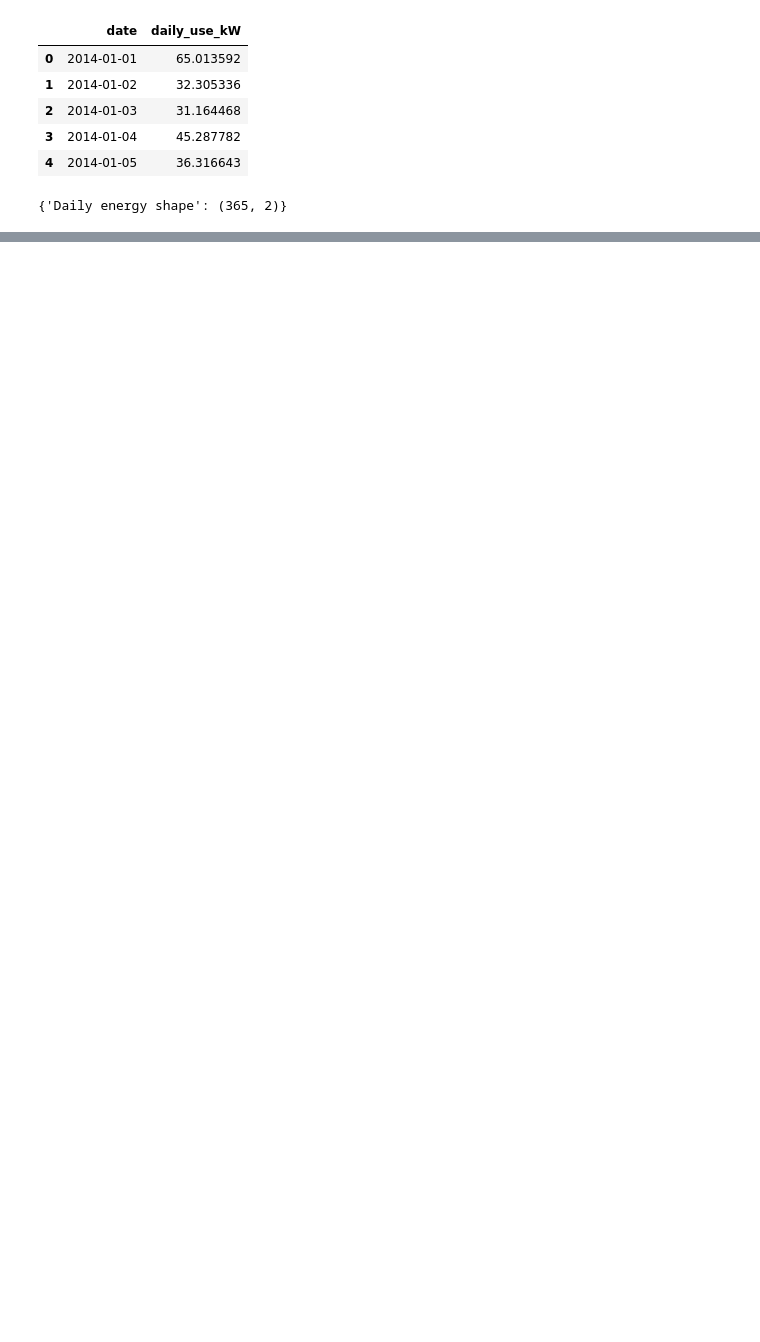
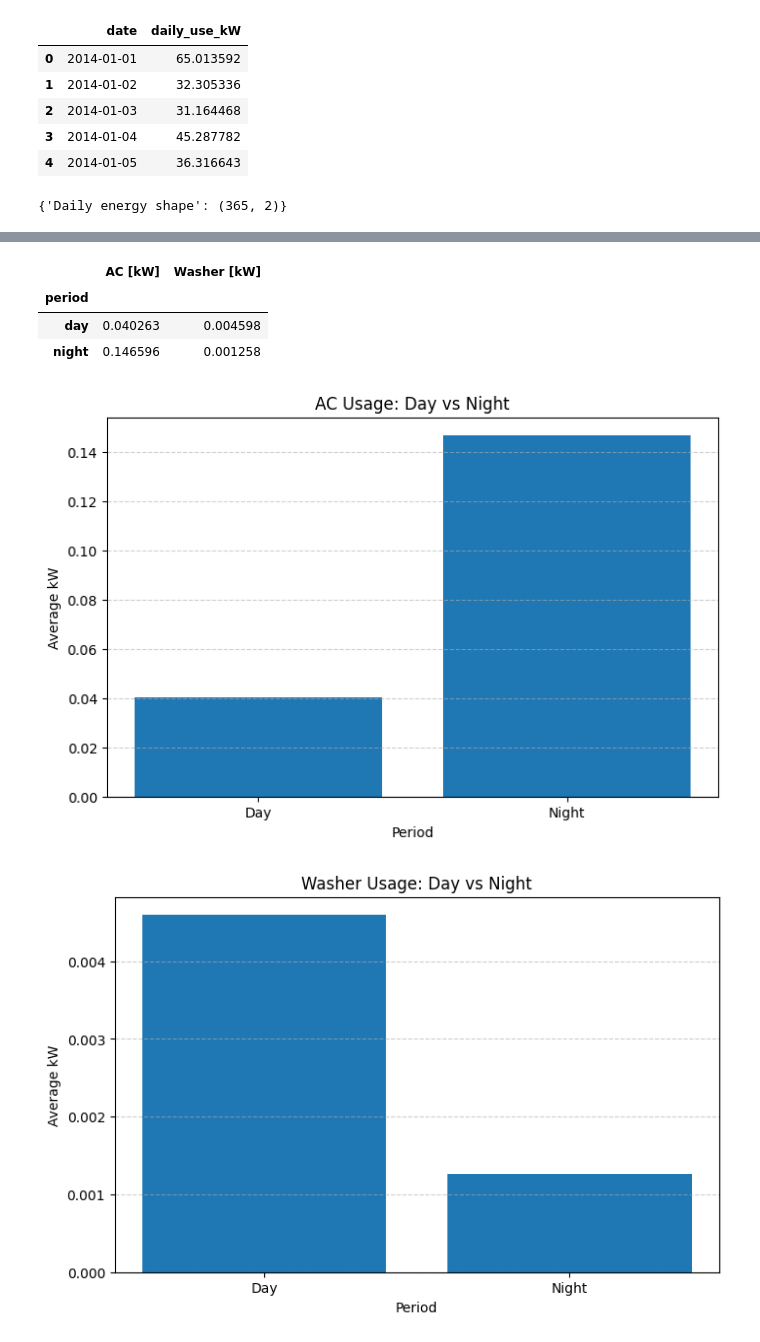
Before and after one commit to apple101012/cse351hw4, a Jupyter notebook: main.ipynb, the cells around one changed output, grey strips where cells are left out. Saved outputs shown, nothing was run; the diff lists cells and outputs as text; code cells hidden in the pictures; blank space fills up the shorter version.

```diff
--- a/main.ipynb
+++ b/main.ipynb
@@ -113,0 +453,8 @@ display({"Daily energy shape": daily_energy_df.shape})
+# %%
+#   Extract the hour from the 'datetime' column into a new 'hour' column
+#   so we can filter (6 ≤ hour < 19) for "day" and (hour >= 19 or hour < 6) for "night".
+
+energy_df = energy_df.copy()
+energy_df['hour'] = energy_df['datetime'].dt.hour
+
+display(energy_df[['datetime', 'hour']].head())
@@ -113,0 +494,46 @@ display({"Daily energy shape": daily_energy_df.shape})
+# %%
+#   Compare day vs night using period column for the analysis with mean.
+
+devices = ['AC [kW]', 'Washer [kW]']
+
+day_night_usage = (
+    energy_df.groupby('period')[devices]
+    .mean()
+)
+
+display(day_night_usage)
+# %% [output]
+|  | AC [kW] | Washer [kW] |
+| period |  |  |
+| day | 0.040263 | 0.004598 |
+| night | 0.146596 | 0.001258 |
+# %%
+import matplotlib.pyplot as plt
+
+# Extract values
+ac_day = day_night_usage.loc['day', 'AC [kW]']
+ac_night = day_night_usage.loc['night', 'AC [kW]']
+
+washer_day = day_night_usage.loc['day', 'Washer [kW]']
+washer_night = day_night_usage.loc['night', 'Washer [kW]']
+
+# AC
+plt.figure(figsize=(8, 5))
+plt.bar(['Day', 'Night'], [ac_day, ac_night])
+plt.title('AC Usage: Day vs Night')
+plt.ylabel('Average kW')
+plt.xlabel('Period')
+plt.grid(axis='y', linestyle='--', alpha=0.6)
+plt.show()
+
+# Washer
+plt.figure(figsize=(8, 5))
+plt.bar(['Day', 'Night'], [washer_day, washer_night])
+plt.title('Washer Usage: Day vs Night')
+plt.ylabel('Average kW')
+plt.xlabel('Period')
+plt.grid(axis='y', linestyle='--', alpha=0.6)
+plt.show()
+# %% [output]
+[figure, added]
+[figure, added]
```
Also changed, not shown: parts of 24 cells of this notebook, 2 other files.
